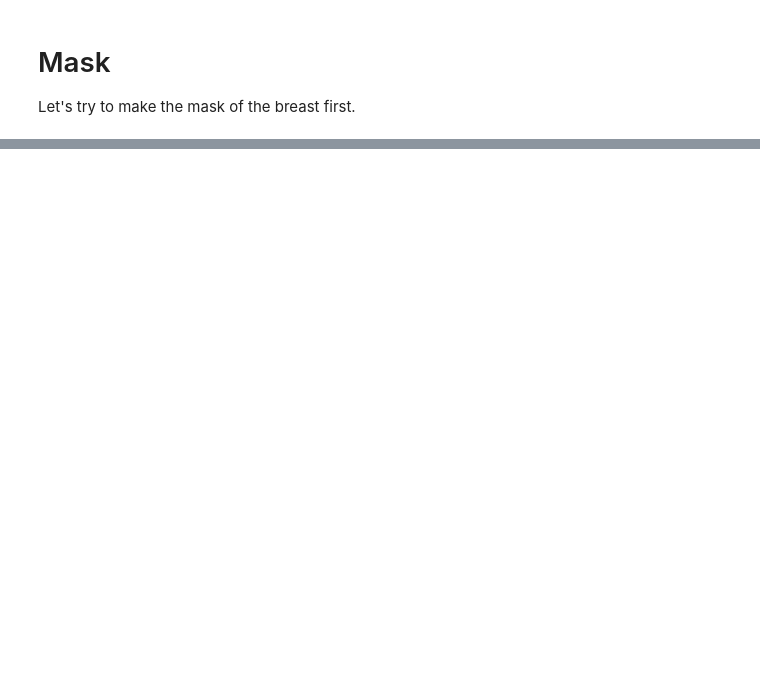
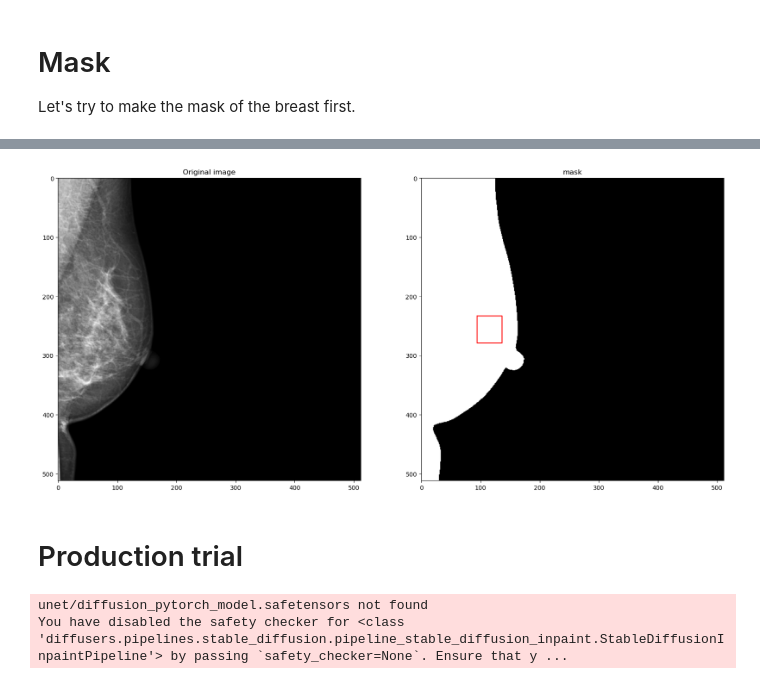
Before and after one commit to Likalto4/diffusion-models_master, a Jupyter notebook: generation/inpainting/brainstorming.ipynb, the cells around one changed output, grey strips where cells are left out. Saved outputs shown, nothing was run; the diff lists cells and outputs as text; code cells hidden in the pictures; blank space fills up the shorter version.

Commit message:
cooking synthetic lesion on real

```diff
--- a/generation/inpainting/brainstorming.ipynb
+++ b/generation/inpainting/brainstorming.ipynb
@@ -45,0 +153,35 @@ images_directory = repo_path
+# %%
+# define x and y range
+xrange = (bbox.x1, bbox.x2)
+yrange = (bbox.y1, bbox.y2)
+# sample x and y
+x1 = np.random.randint(xrange[0], xrange[1])
+y1 = np.random.randint(yrange[0], yrange[1])
+# sample area and ratio
+area = np.random.randint(area_range[0], area_range[1])
+ratio = np.random.uniform(ratio_range[0], ratio_range[1])
+
+# compute width and height
+width = int(np.sqrt(area*ratio))
+height = int(np.sqrt(area/ratio))
+
+# compute other corners
+x2 = x1 + width
+y2 = y1 + height
+
+# check that all corners are inside the mask
+# show new bbox overlapping mask
+fig, ax = plt.subplots(1,2,figsize=(20,10))
+ax[0].imshow(image,'gray')
+ax[0].set_title('Original image')
+ax[1].imshow(mask,'gray')
+ax[1].set_title('mask')
+ax[1].plot([x1,x2,x2,x1,x1],[y1,y1,y2,y2,y1],'r')
+plt.show()
+
+if np.sum(mask[y1:y2,x1:x2]==255) != width*height:
+    print('Not all corners are inside the mask')
+# %% [output]
+[figure, added]
+# %% [markdown]
+# Production trial
@@ -45,0 +265,24 @@ images_directory = repo_path
+# %%
+# prepare diffusion pipeline
+model_dir='Likalto4/vindr_lesion-inpainting'
+pipe = DiffusionPipeline.from_pretrained(
+    model_dir,
+    safety_checker=None,
+    torch_dtype=torch.float32,
+).to("cuda")
+pipe.scheduler = DPMSolverMultistepScheduler.from_config(pipe.scheduler.config)
+pipe.enable_xformers_memory_efficient_attention()
+
+
+# prepare healthy images filenames
+images_directory = repo_path / 'data/vindr-mammo/images/siemens15k_RGB_healthy'
+filenames = [f for f in os.listdir(images_directory) if f.endswith('.png')]
+
+# prepare area and ratio ranges
+q25, q75 = area_stats()
+mean_rt, std_rt = bbox_ratios()
+area_range = (q25, q75)
+ratio_range = (mean_rt-std_rt, mean_rt+std_rt)
+# %% [output]
+unet/diffusion_pytorch_model.safetensors not found
+You have disabled the safety checker for <class 'diffusers.pipelines.stable_diffusion.pipeline_stable_diffusion_inpaint.StableDiffusionInpaintPipeline'> by passing `safety_checker=None`. Ensure that y ...
```
Also changed, not shown: parts of 14 cells of this notebook, 2 other files.
